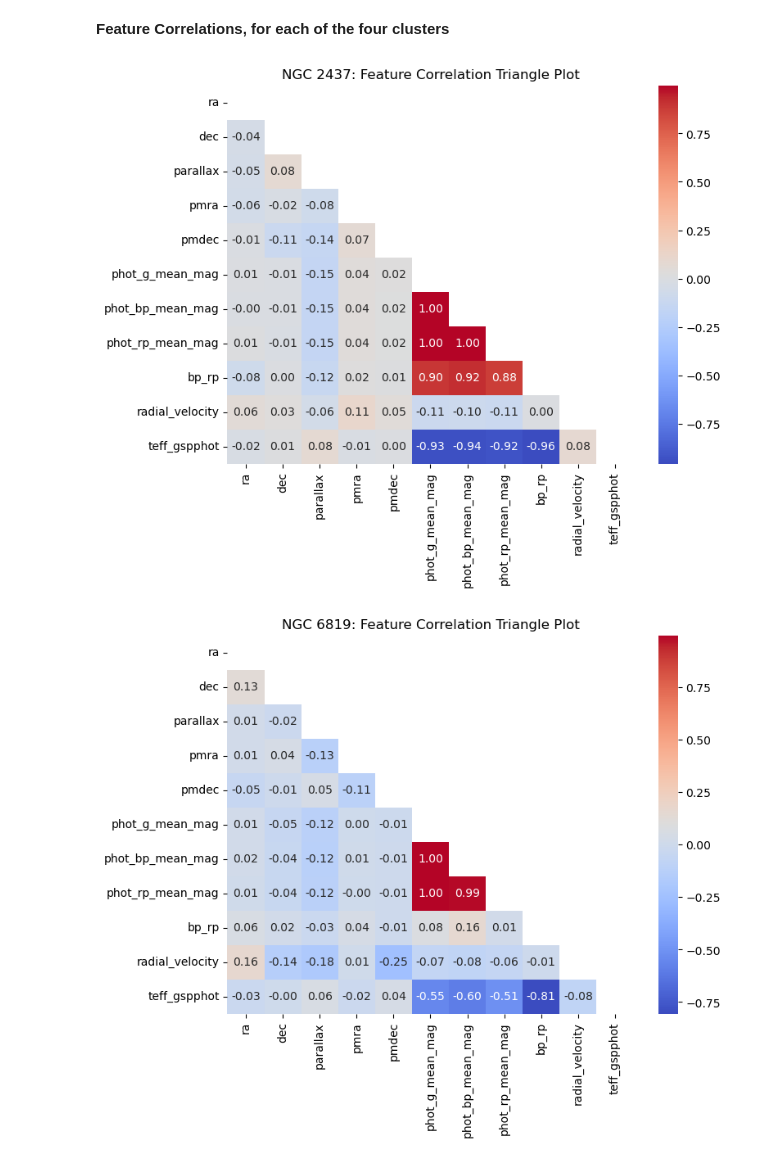
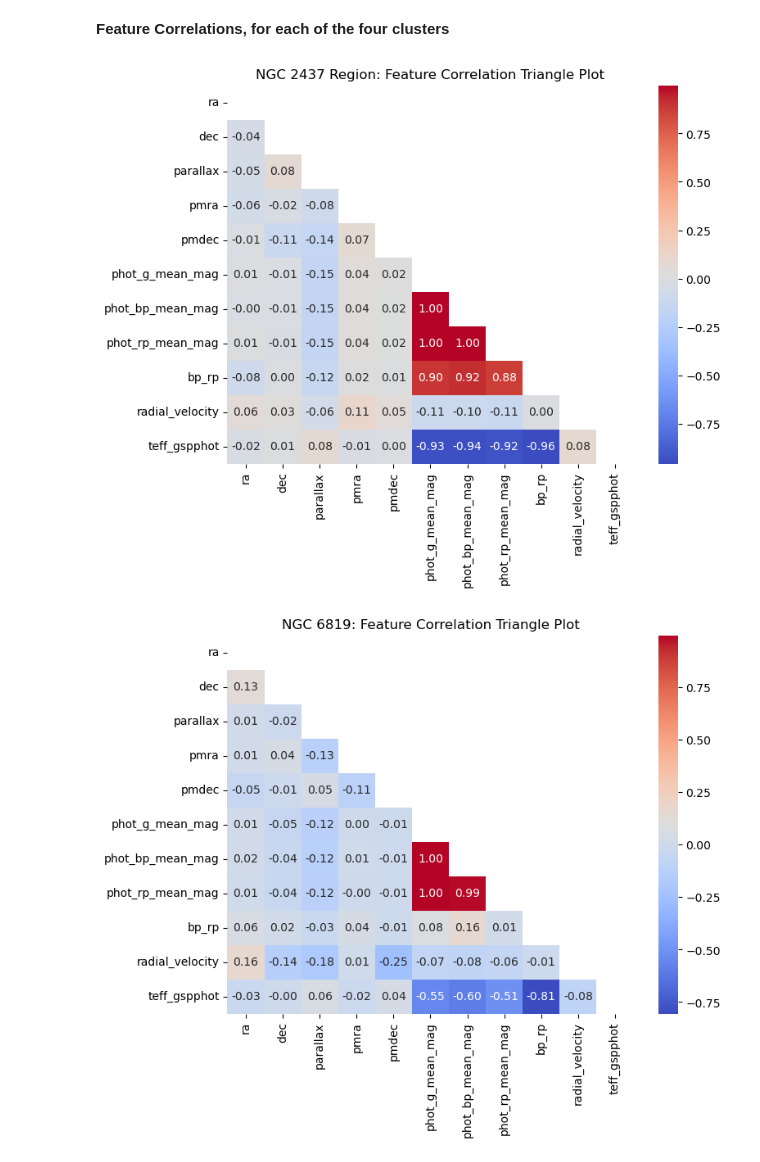
Before and after one commit to SakilaW/DATA301_Individual_Project, a Jupyter notebook: Code/Exploratory Data Analysis.ipynb, the cells around one changed output. Cells and saved outputs as stored; diff of their text form; code cells hidden in the pictures.

```diff
--- a/Code/Exploratory Data Analysis.ipynb
+++ b/Code/Exploratory Data Analysis.ipynb
@@ -203,13 +203,13 @@ trumpler_5.describe()
 # %%
 ## Feature Correlations for NGC 2437
 ngc2437_CM = ngc_2437.drop(columns = ['source_id']).corr()
 mask = np.triu(np.ones_like(ngc2437_CM, dtype = bool))
 plt.figure(figsize = (8, 6))
 sns.heatmap(ngc2437_CM, annot = True, cmap = 'coolwarm', fmt = ".2f", mask = mask)
-plt.title("NGC 2437: Feature Correlation Triangle Plot")
+plt.title("NGC 2437 Region: Feature Correlation Triangle Plot")
 plt.show()
 # %% [output]
-[figure, old version]
+[figure, new version]
 # %%
 ## Feature Correlations for NGC 6819
 ngc6819_CM = ngc_6819.drop(columns = ['source_id']).corr()
```
Also changed, not shown: parts of 7 cells of this notebook.
